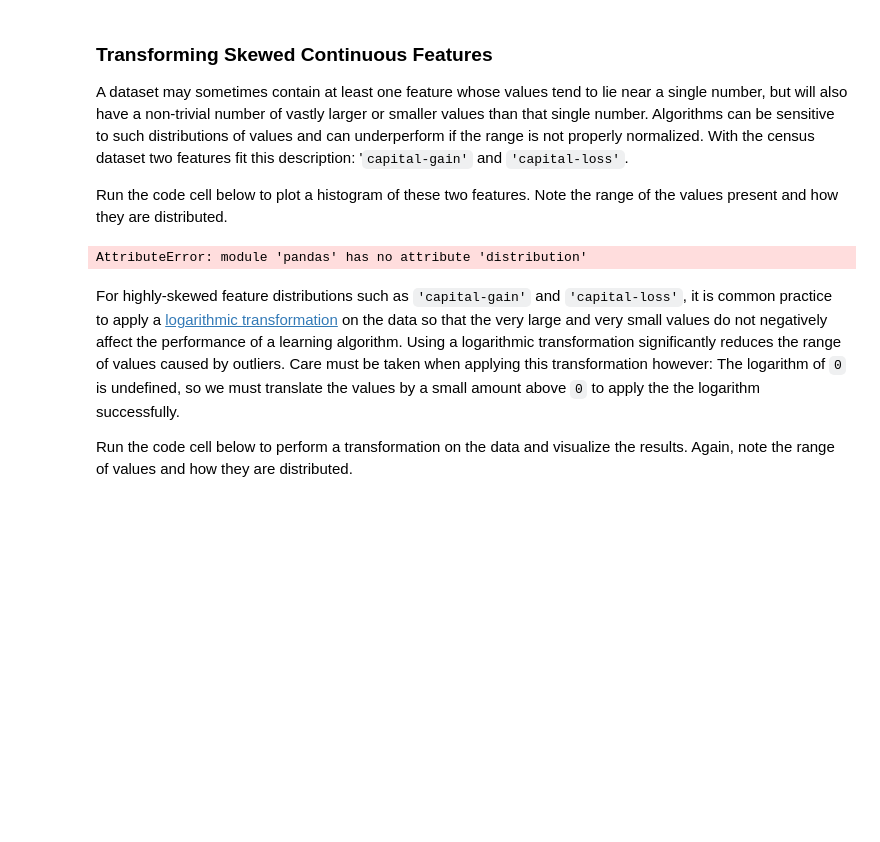
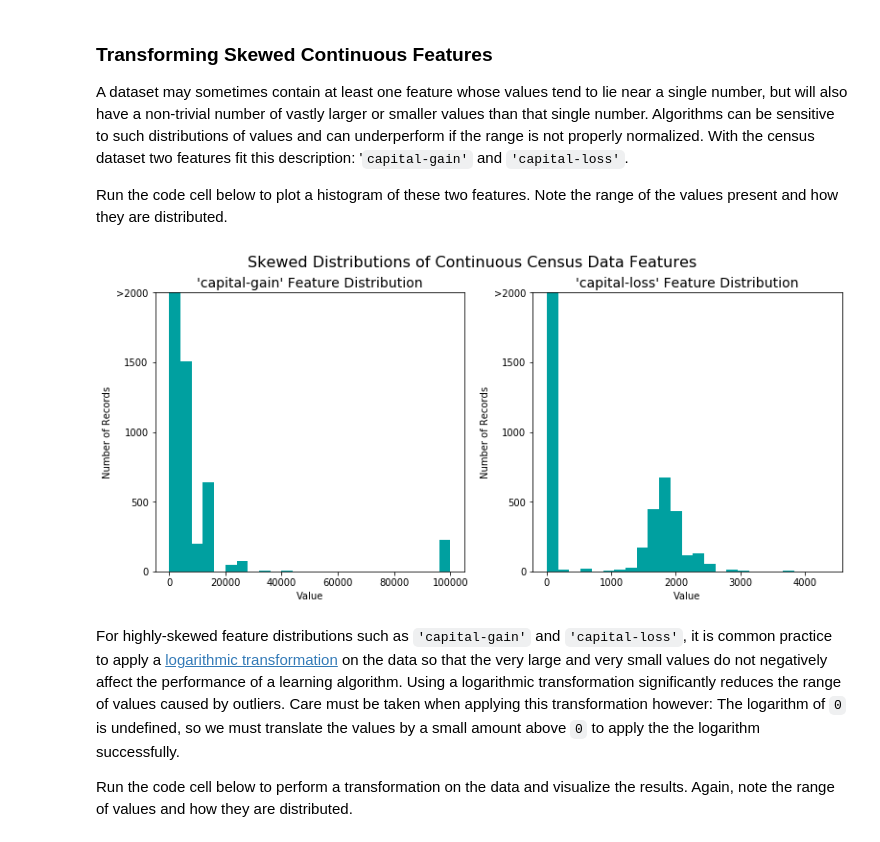
Before and after one commit to hamjahb/Charity_Machine_Learning, a Jupyter notebook: finding_donors.ipynb, the cells around one changed output. Drawn from its saved outputs; the diff is of its cells as text; code cells hidden in the pictures; blank space fills up the shorter version.

```diff
--- a/finding_donors.ipynb
+++ b/finding_donors.ipynb
@@ -108,21 +108,16 @@ A dataset may sometimes contain at least one feature whose values tend to lie ne
 
 Run the code cell below to plot a histogram of these two features. Note the range of the values present and how they are distributed.
 # %%
-# Import libraries necessary for this project
-import numpy as np
-import pandas as pd
-
-# Load the Census dataset
-data = pd.read_csv("census.csv")
+import visuals as vs
 
 # Split the data into features and target label
 income_raw = data['income']
 features_raw = data.drop('income', axis = 1)
 
 # Visualize skewed continuous features of original data
 vs.distribution(data)
 # %% [output]
-AttributeError: module 'pandas' has no attribute 'distribution'
+[figure, added]
 # %% [markdown]
 For highly-skewed feature distributions such as `'capital-gain'` and `'capital-loss'`, it is common practice to apply a <a href="https://en.wikipedia.org/wiki/Data_transformation_(statistics)">logarithmic transformation</a> on the data so that the very large and very small values do not negatively affect the performance of a learning algorithm. Using a logarithmic transformation significantly reduces the range of values caused by outliers. Care must be taken when applying this transformation however: The logarithm of `0` is undefined, so we must translate the values by a small amount above `0` to apply the the logarithm successfully.
 
```
Also changed, not shown: parts of 1 cell of this notebook.
